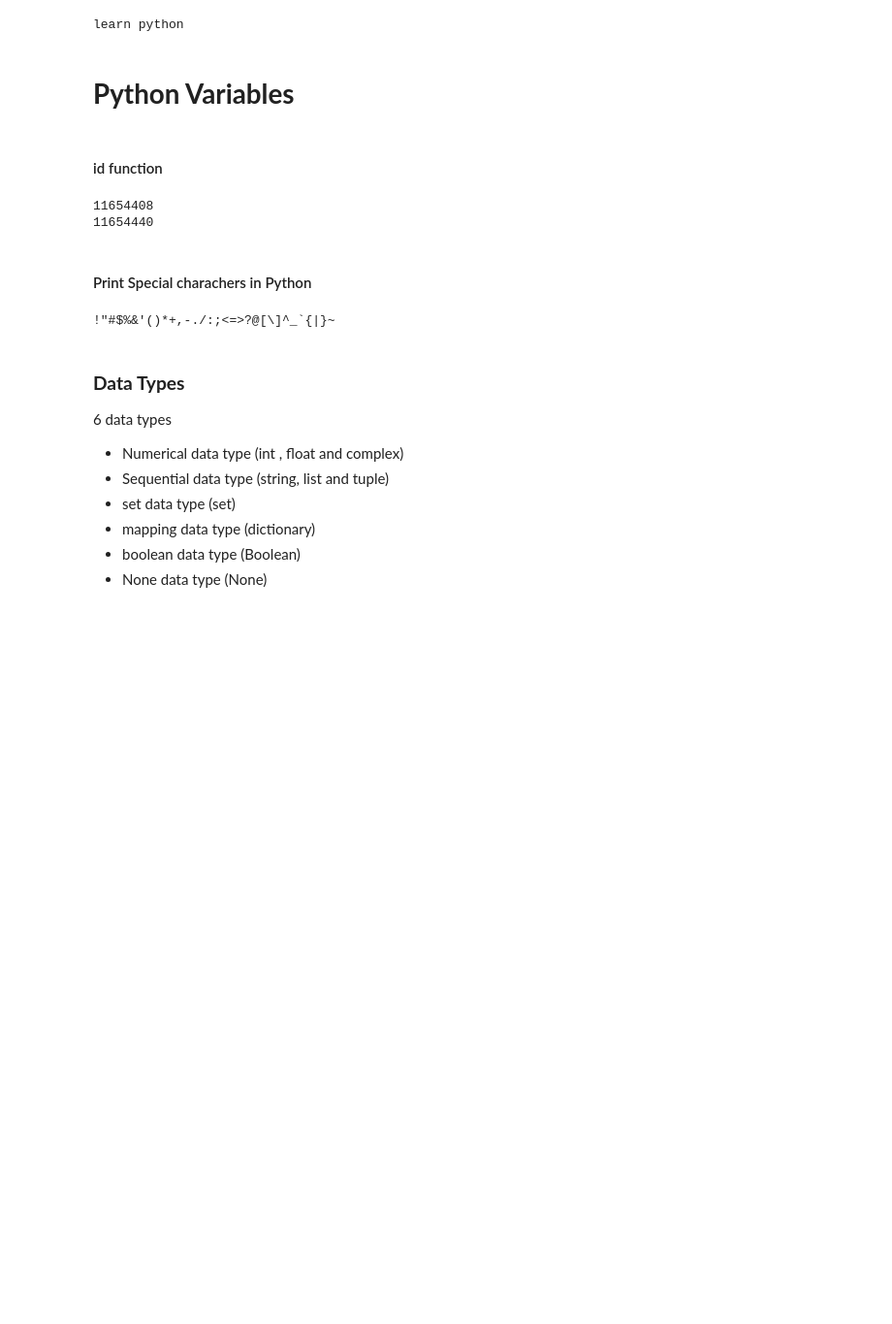
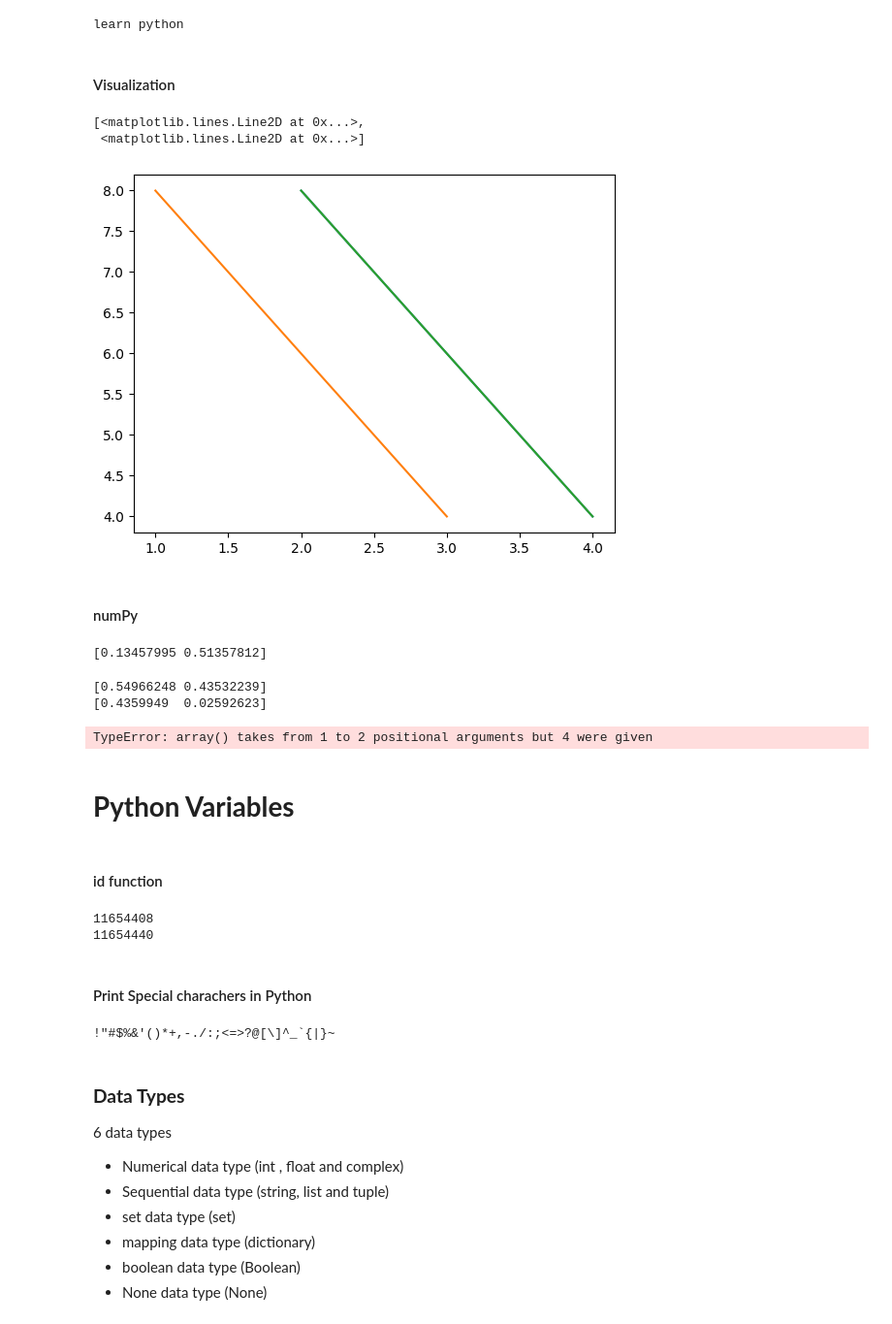
Before and after one commit to aksamps/lp4ml, a Jupyter notebook: lp4colab1.ipynb, the cells around one changed output. Shown at 97% size. Drawn from its saved outputs; the diff is of its cells as text; code cells hidden in the pictures; blank space fills up the shorter version.

```diff
--- a/lp4colab1.ipynb
+++ b/lp4colab1.ipynb
@@ -17,3 +15,55 @@ import numpy as np
+# %% [markdown]
+#### Visualization
+# %%
+#for visualization
+import matplotlib.pyplot as plt
+import seaborn as sb
+#seaborn has some beautification
+
+# for non-numerical
+import pandas as pd
+# for numerical
+import numpy as np
+
+
+pt1=np.array([ [1,2], [3,4] ])
+pt2=np.array([2,4])
+pt3=np.array([8,4])
+#pt0=np.array([1,2,8,4])
+#pt1=np.array([4,5,6,7])
+plt.plot(pt2,pt3)
+plt.plot(pt1,pt3)
+# %% [output]
+[<matplotlib.lines.Line2D at 0x...>,
+ <matplotlib.lines.Line2D at 0x...>]
+[figure, added]
+# %% [markdown]
+#### numPy
+# %%
+import numpy as np
+#np.random.seed(2)
+#x1=np.random.randint(10,size=6)
+#x1
+#print(np.random.random(5))
+#print(np.random.random((3,3)))
+#print(np.random.normal(0,1,(3,3)))
+print(np.random.rand(2))
+# %% [output]
+[0.13457995 0.51357812]
+# %%
+print(np.random.rand(2))
+np.random.seed(2)
+print(np.random.rand(2))
+# %% [output]
+[0.54966248 0.43532239]
+[0.4359949  0.02592623]
+# %%
+import numpy as np
+m1=np.array([1,2])
+m2=np.array([3],[4],[8],[9])
+np.dot(m1,m2)
+# %% [output]
+TypeError: array() takes from 1 to 2 positional arguments but 4 were given
 # %% [markdown]
 # **Python Variables**
 # %% [markdown]
```
Also changed, not shown: parts of 1 cell of this notebook.
